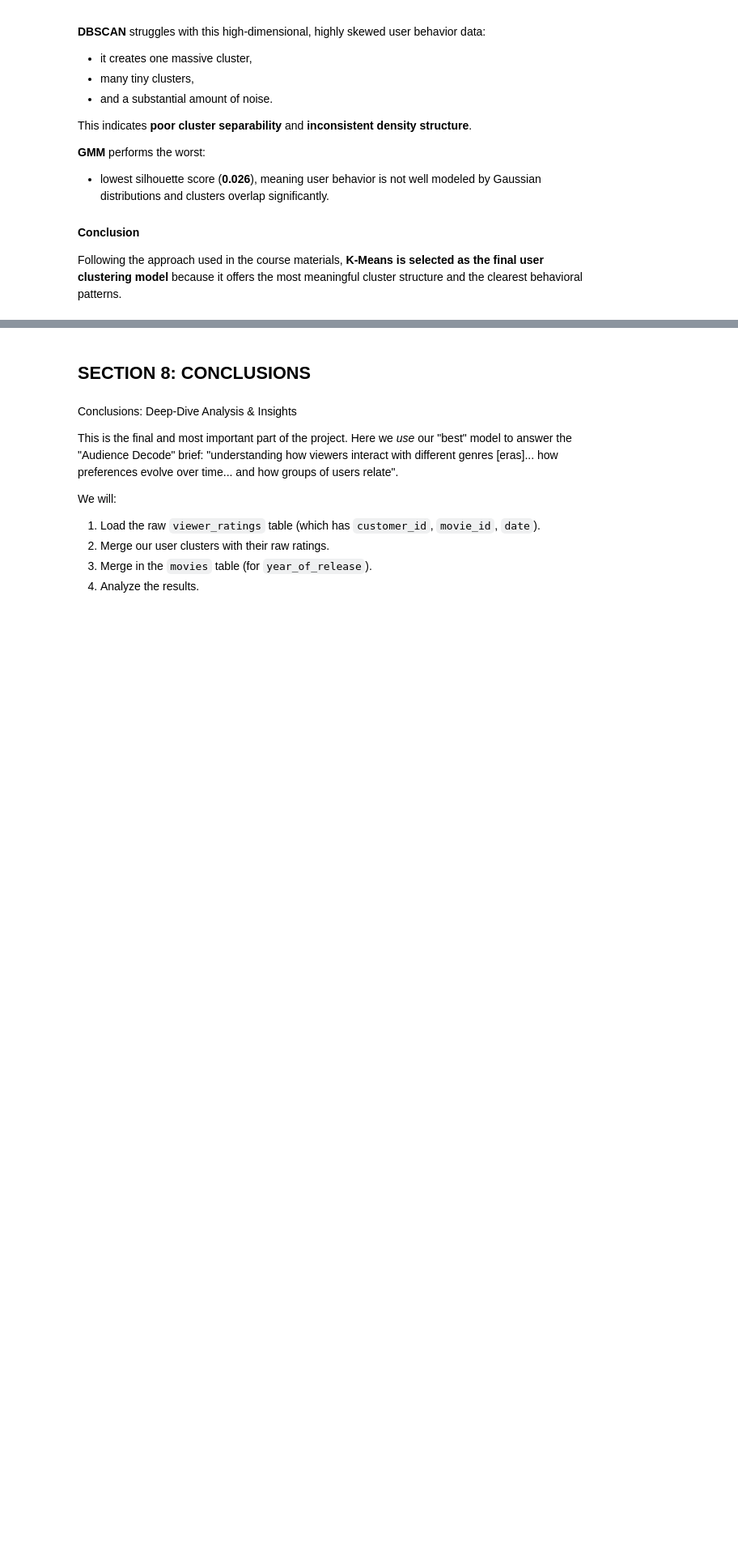
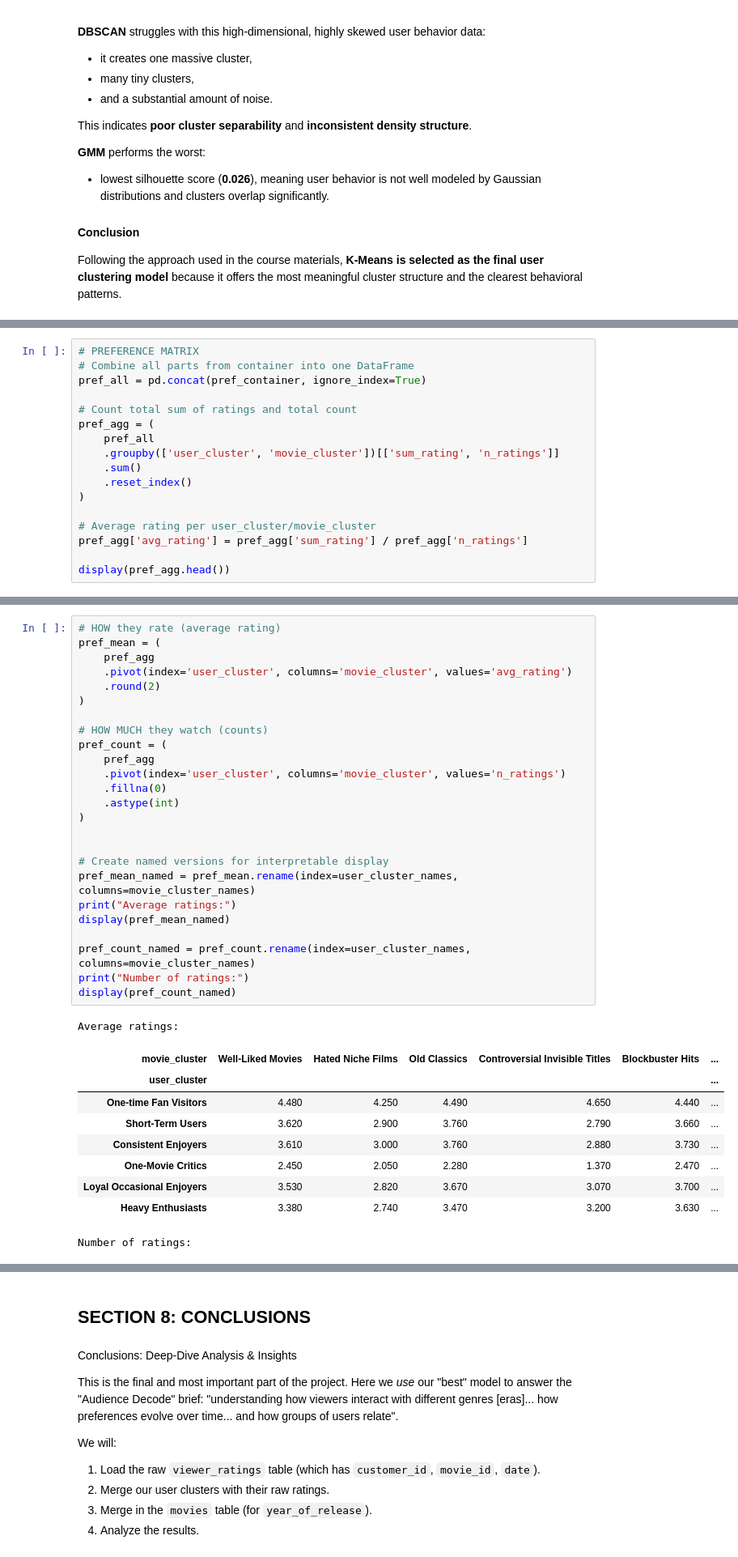
Before and after one commit to alkalenka/AudienceDecode_320991, a Jupyter notebook: main.ipynb, the cells around one changed output, grey strips where cells are left out. Shown at 81% size. Drawn from its saved outputs; the diff is of its cells as text; blank space fills up the shorter version.

```diff
--- a/main.ipynb
+++ b/main.ipynb
@@ -2206,0 +1887,17 @@ Plot matrix as heatmap
+# %%
+# PREFERENCE MATRIX
+# Combine all parts from container into one DataFrame
+pref_all = pd.concat(pref_container, ignore_index=True)
+
+# Count total sum of ratings and total count
+pref_agg = (
+    pref_all
+    .groupby(['user_cluster', 'movie_cluster'])[['sum_rating', 'n_ratings']]
+    .sum()
+    .reset_index()
+)
+
+# Average rating per user_cluster/movie_cluster
+pref_agg['avg_rating'] = pref_agg['sum_rating'] / pref_agg['n_ratings']
+
+display(pref_agg.head())
@@ -2206,0 +1911,36 @@ Plot matrix as heatmap
+# %%
+# HOW they rate (average rating)
+pref_mean = (
+    pref_agg
+    .pivot(index='user_cluster', columns='movie_cluster', values='avg_rating')
+    .round(2)
+)
+
+# HOW MUCH they watch (counts)
+pref_count = (
+    pref_agg
+    .pivot(index='user_cluster', columns='movie_cluster', values='n_ratings')
+    .fillna(0)
+    .astype(int)
+)
+
+
+# Create named versions for interpretable display
+pref_mean_named = pref_mean.rename(index=user_cluster_names, columns=movie_cluster_names)
+print("Average ratings:")
+display(pref_mean_named)
+
+pref_count_named = pref_count.rename(index=user_cluster_names, columns=movie_cluster_names)
+print("Number of ratings:")
+display(pref_count_named)
+# %% [output]
+Average ratings:
+| movie_cluster | Well-Liked Movies | Hated Niche Films | Old Classics | Controversial Invisible Titles | Blockbuster Hits | ... |
+| user_cluster |  |  |  |  |  | ... |
+| One-time Fan Visitors | 4.480 | 4.250 | 4.490 | 4.650 | 4.440 | ... |
+| Short-Term Users | 3.620 | 2.900 | 3.760 | 2.790 | 3.660 | ... |
+| Consistent Enjoyers | 3.610 | 3.000 | 3.760 | 2.880 | 3.730 | ... |
+| One-Movie Critics | 2.450 | 2.050 | 2.280 | 1.370 | 2.470 | ... |
+| Loyal Occasional Enjoyers | 3.530 | 2.820 | 3.670 | 3.070 | 3.700 | ... |
+| Heavy Enthusiasts | 3.380 | 2.740 | 3.470 | 3.200 | 3.630 | ... |
+Number of ratings:
```
Also changed, not shown: parts of 42 cells of this notebook.
